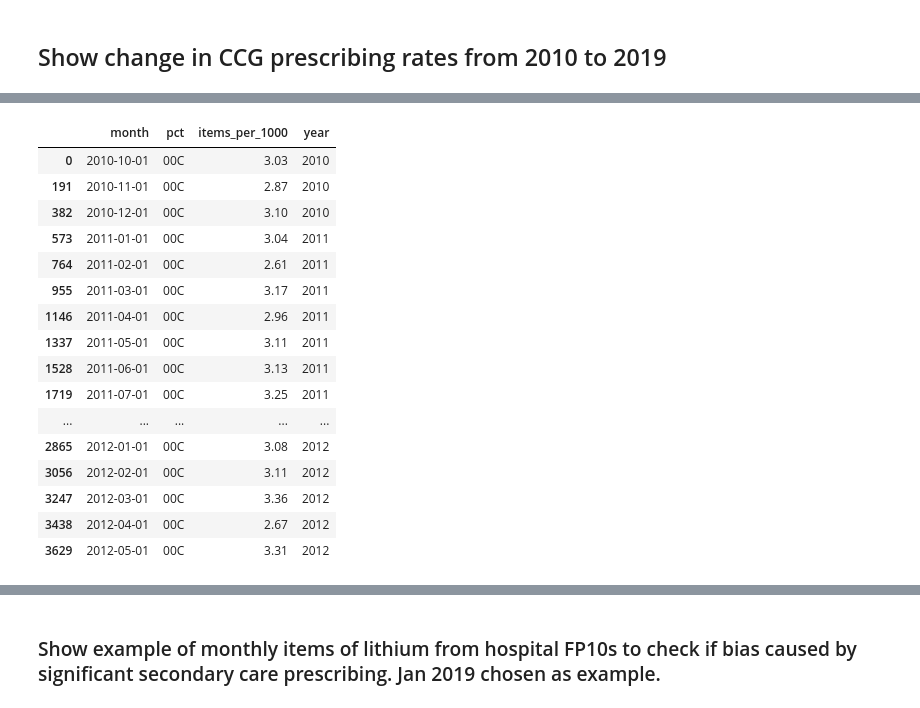
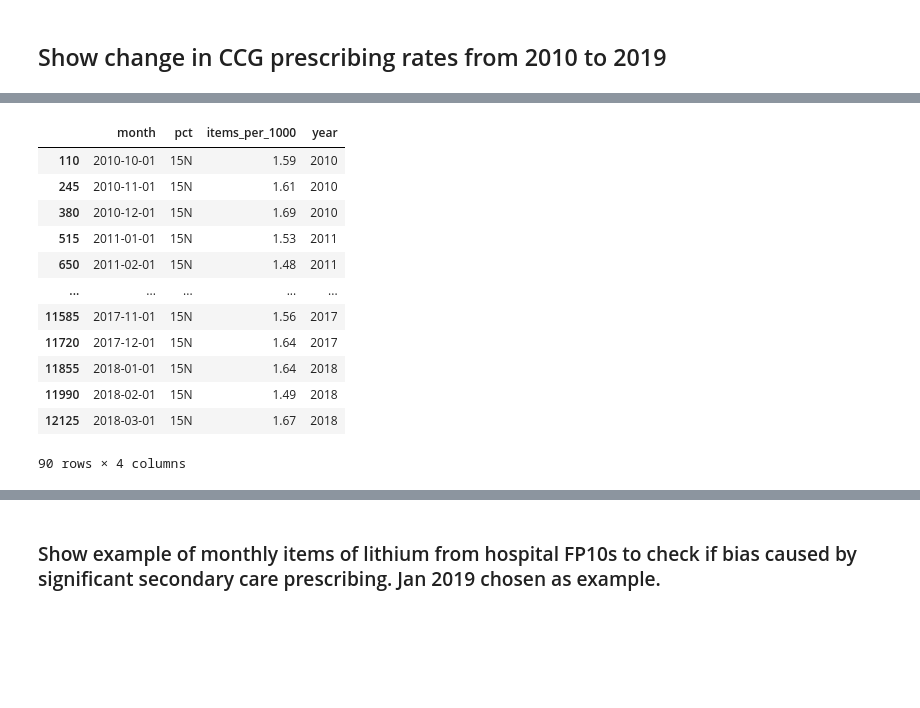
Before and after one commit to orlamac/lithium-paper, a Jupyter notebook: Lithium prescribing trends_update.ipynb, the cells around one changed output, grey strips where cells are left out. Saved outputs shown, nothing was run; the diff lists cells and outputs as text; code cells hidden in the pictures; blank space fills up the shorter version.

```diff
--- a/Lithium prescribing trends_update.ipynb
+++ b/Lithium prescribing trends_update.ipynb
@@ -500,23 +517,19 @@ df_lithium2.head()
 # %%
-df_lithium2.loc[df_lithium2['pct']=='00C'].head(20)#shows an example of the data for one PCT '00C'
+df_lithium2.loc[df_lithium2['pct']=='15N'].head(-20)#shows an example of the data for one PCT '15N'
 # %% [output]
 |  | month | pct | items_per_1000 | year |
-| 0 | 2010-10-01 | 00C | 3.03 | 2010 |
-| 191 | 2010-11-01 | 00C | 2.87 | 2010 |
-| 382 | 2010-12-01 | 00C | 3.10 | 2010 |
-| 573 | 2011-01-01 | 00C | 3.04 | 2011 |
-| 764 | 2011-02-01 | 00C | 2.61 | 2011 |
-| 955 | 2011-03-01 | 00C | 3.17 | 2011 |
-| 1146 | 2011-04-01 | 00C | 2.96 | 2011 |
-| 1337 | 2011-05-01 | 00C | 3.11 | 2011 |
-| 1528 | 2011-06-01 | 00C | 3.13 | 2011 |
-| 1719 | 2011-07-01 | 00C | 3.25 | 2011 |
+| 110 | 2010-10-01 | 15N | 1.59 | 2010 |
+| 245 | 2010-11-01 | 15N | 1.61 | 2010 |
+| 380 | 2010-12-01 | 15N | 1.69 | 2010 |
+| 515 | 2011-01-01 | 15N | 1.53 | 2011 |
+| 650 | 2011-02-01 | 15N | 1.48 | 2011 |
 | ... | ... | ... | ... | ... |
-| 2865 | 2012-01-01 | 00C | 3.08 | 2012 |
-| 3056 | 2012-02-01 | 00C | 3.11 | 2012 |
-| 3247 | 2012-03-01 | 00C | 3.36 | 2012 |
-| 3438 | 2012-04-01 | 00C | 2.67 | 2012 |
-| 3629 | 2012-05-01 | 00C | 3.31 | 2012 |
+| 11585 | 2017-11-01 | 15N | 1.56 | 2017 |
+| 11720 | 2017-12-01 | 15N | 1.64 | 2017 |
+| 11855 | 2018-01-01 | 15N | 1.64 | 2018 |
+| 11990 | 2018-02-01 | 15N | 1.49 | 2018 |
+| 12125 | 2018-03-01 | 15N | 1.67 | 2018 |
+90 rows × 4 columns
 # %%
 df_lithium2.groupby(["pct","year"]).sum() #shows number of items dispensed each year per 1000 patients per PCT
 # %% [output]
```
Also changed, not shown: parts of 50 cells of this notebook.
